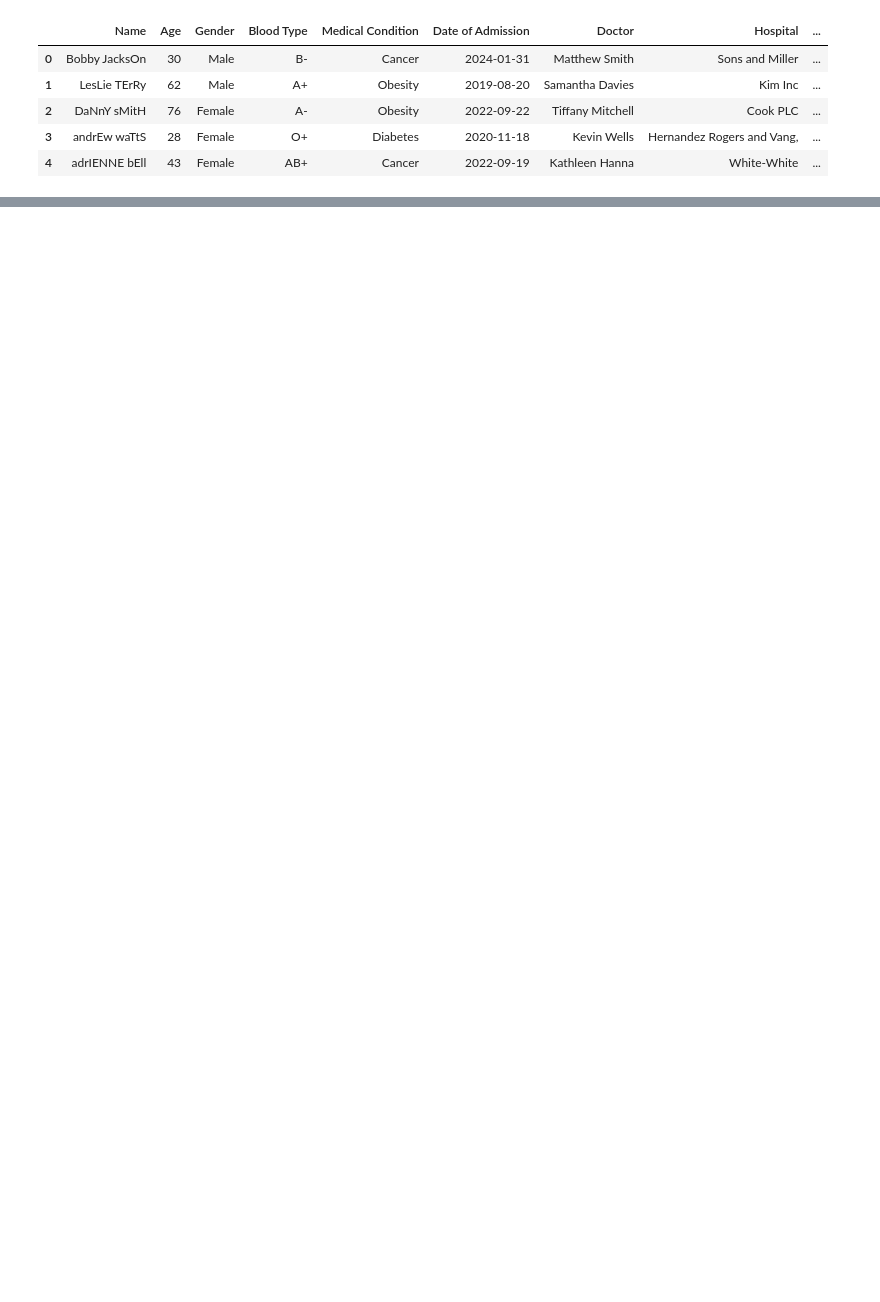
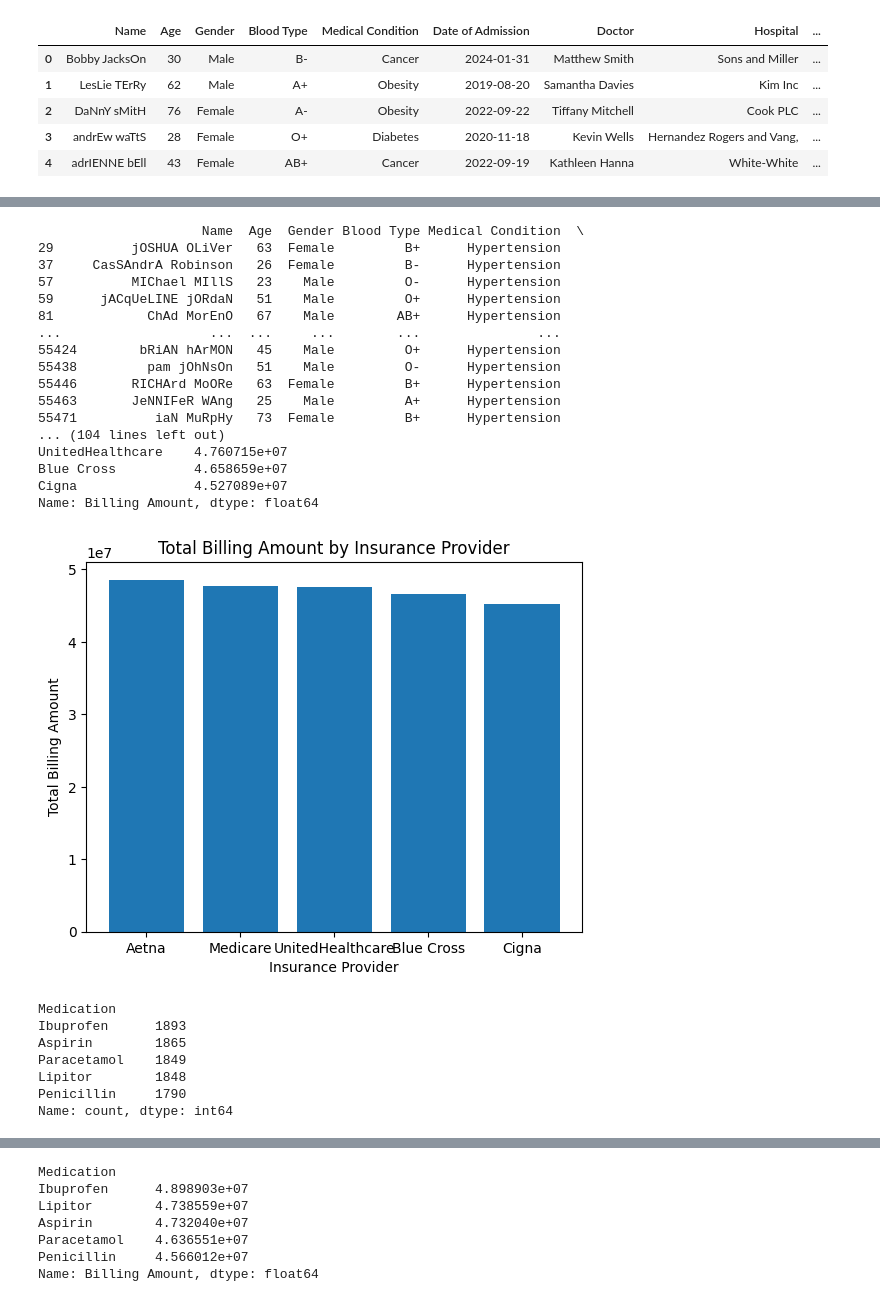
Before and after one commit to bscruz/database-assignment, a Jupyter notebook: dataset.ipynb, the cells around one changed output, grey strips where cells are left out. Saved outputs shown, nothing was run; the diff lists cells and outputs as text; code cells hidden in the pictures; blank space fills up the shorter version.

```diff
--- a/dataset.ipynb
+++ b/dataset.ipynb
@@ -18,0 +118,62 @@ df.head(5)
+# %%
+from re import A
+hypertension = df[df['Medical Condition'] == 'Hypertension']
+
+print(aetna)
+print(hypertension)
+insurance = hypertension['Insurance Provider'].value_counts()
+print(insurance)
+
+# so it shows the number one insurance provider for people with hypertesion was United Healthercare
+
+costly = df.groupby(hypertension['Insurance Provider'])['Billing Amount'].sum().sort_values(ascending=False).head(5)
+print(costly)
+
+# shows which insurance is the one that billed people the most which was Aetna
+
+plt.bar(costly.index, costly.values)
+plt.xlabel('Insurance Provider')
+plt.ylabel('Total Billing Amount')
+plt.title('Total Billing Amount by Insurance Provider')
+plt.show()
+
+
+medication = hypertension['Medication'].value_counts()
+print(medication)
+
+plt.bar(medication.index, medication.values)
+plt.xlabel('Medication')
+plt.ylabel('Frequency')
+plt.title('Frequency of Medications')
+plt.show()
+
+costmed = df.groupby(hypertension['Medication'])['Billing Amount'].sum().sort_values(ascending=False).head(5)
+print(costmed)
+
+# iburprofen was billed the most
+# %% [output]
+                     Name  Age  Gender Blood Type Medical Condition  \
+29          jOSHUA OLiVer   63  Female         B+      Hypertension
+37     CasSAndrA Robinson   26  Female         B-      Hypertension
+57          MIChael MIllS   23    Male         O-      Hypertension
+59      jACqUeLINE jORdaN   51    Male         O+      Hypertension
+81            ChAd MorEnO   67    Male        AB+      Hypertension
+...                   ...  ...     ...        ...               ...
+55424        bRiAN hArMON   45    Male         O+      Hypertension
+55438         pam jOhNsOn   51    Male         O-      Hypertension
+55446       RICHArd MoORe   63  Female         B+      Hypertension
+55463       JeNNIFeR WAng   25    Male         A+      Hypertension
+55471          iaN MuRpHy   73  Female         B+      Hypertension
+... (104 lines left out)
+UnitedHealthcare    4.760715e+07
+Blue Cross          4.658659e+07
+Cigna               4.527089e+07
+Name: Billing Amount, dtype: float64
+[figure, added]
+Medication
+Ibuprofen      1893
+Aspirin        1865
+Paracetamol    1849
+Lipitor        1848
+Penicillin     1790
+Name: count, dtype: int64
@@ -18,0 +181,7 @@ df.head(5)
+Medication
+Ibuprofen      4.898903e+07
+Lipitor        4.738559e+07
+Aspirin        4.732040e+07
+Paracetamol    4.636551e+07
+Penicillin     4.566012e+07
+Name: Billing Amount, dtype: float64
```
Also changed, not shown: parts of 11 cells of this notebook.
